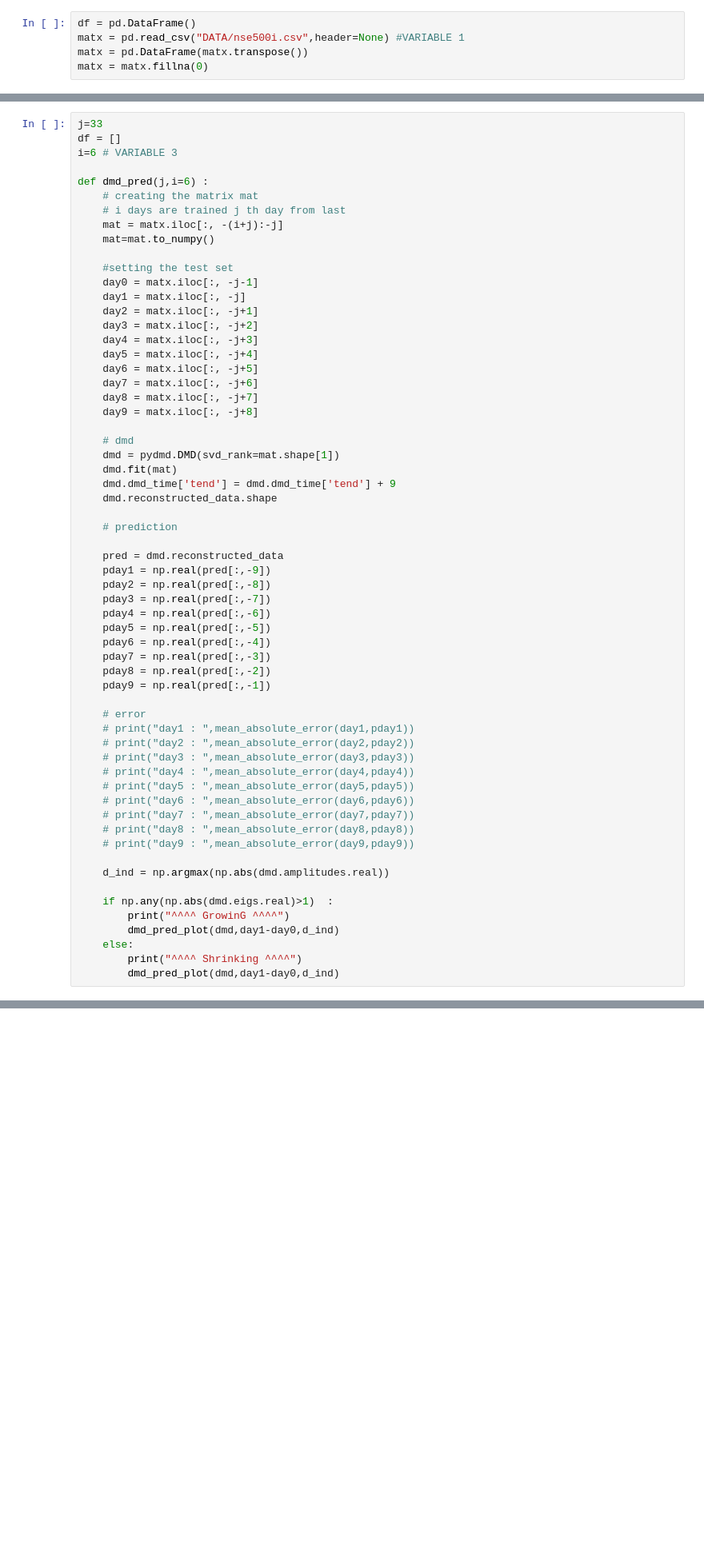
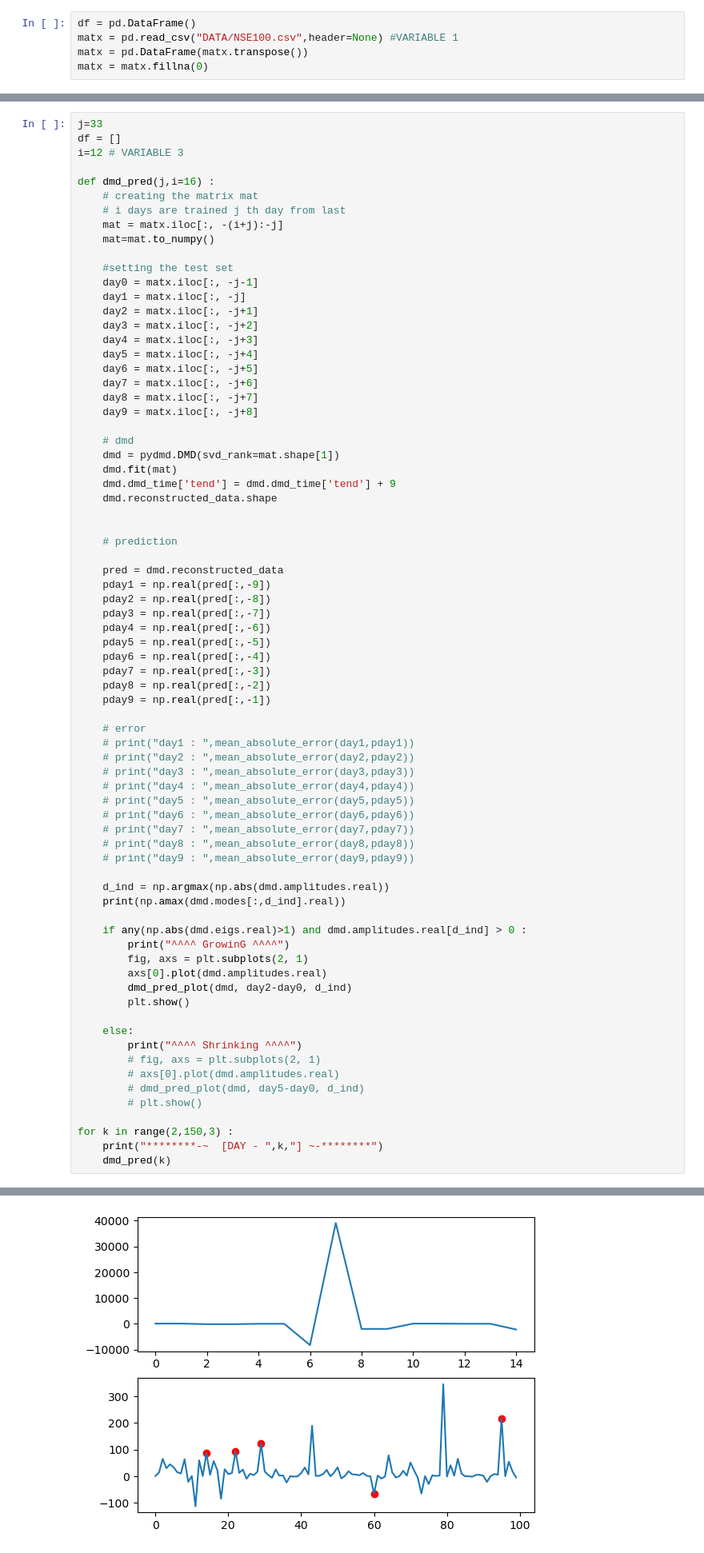
Before and after one commit to log-xp/dmdstocks.info, a Jupyter notebook: ver4.ipynb, the cells around one changed output, grey strips where cells are left out. Shown at 80% size. Saved outputs shown, nothing was run; the diff lists cells and outputs as text; blank space fills up the shorter version.

```diff
--- a/ver4.ipynb
+++ b/ver4.ipynb
@@ -8,7 +8,7 @@ from datetime import datetime
 import pydmd
 # %%
 df = pd.DataFrame()
-matx = pd.read_csv("DATA/nse500i.csv",header=None) #VARIABLE 1
+matx = pd.read_csv("DATA/NSE100.csv",header=None) #VARIABLE 1
 matx = pd.DataFrame(matx.transpose())
 matx = matx.fillna(0)
 # %%
@@ -29,9 +30,9 @@ def dmd_pred_plot(dmd,diff,d_ind) :
 # %%
 j=33
 df = []
-i=6 # VARIABLE 3
+i=12 # VARIABLE 3
 
-def dmd_pred(j,i=6) :
+def dmd_pred(j,i=16) :
     # creating the matrix mat
     # i days are trained j th day from last
     mat = matx.iloc[:, -(i+j):-j]
@@ -54,6 +55,7 @@ def dmd_pred(j,i=6) :
     dmd.fit(mat)
     dmd.dmd_time['tend'] = dmd.dmd_time['tend'] + 9
     dmd.reconstructed_data.shape
+
 
     # prediction
 
@@ -80,10 +82,23 @@ def dmd_pred(j,i=6) :
     # print("day9 : ",mean_absolute_error(day9,pday9))
 
     d_ind = np.argmax(np.abs(dmd.amplitudes.real))
+    print(np.amax(dmd.modes[:,d_ind].real))
 
-    if np.any(np.abs(dmd.eigs.real)>1)  :
+    if any(np.abs(dmd.eigs.real)>1) and dmd.amplitudes.real[d_ind] > 0 :
         print("^^^^ GrowinG ^^^^")
-        dmd_pred_plot(dmd,day1-day0,d_ind)
+        fig, axs = plt.subplots(2, 1)
+        axs[0].plot(dmd.amplitudes.real)
+        dmd_pred_plot(dmd, day2-day0, d_ind)
+        plt.show()
+
     else:
         print("^^^^ Shrinking ^^^^")
-        dmd_pred_plot(dmd,day1-day0,d_ind)
+        # fig, axs = plt.subplots(2, 1)
+        # axs[0].plot(dmd.amplitudes.real)
+        # dmd_pred_plot(dmd, day5-day0, d_ind)
+        # plt.show()
+
+for k in range(2,150,3) :
+    print("********-~  [DAY - ",k,"] ~-********")
+    dmd_pred(k)
+# %% [output]
@@ -89,0 +124 @@ def dmd_pred(j,i=6) :
+[figure, added]
```
Also changed, not shown: parts of 3 cells of this notebook, 2 other files.
